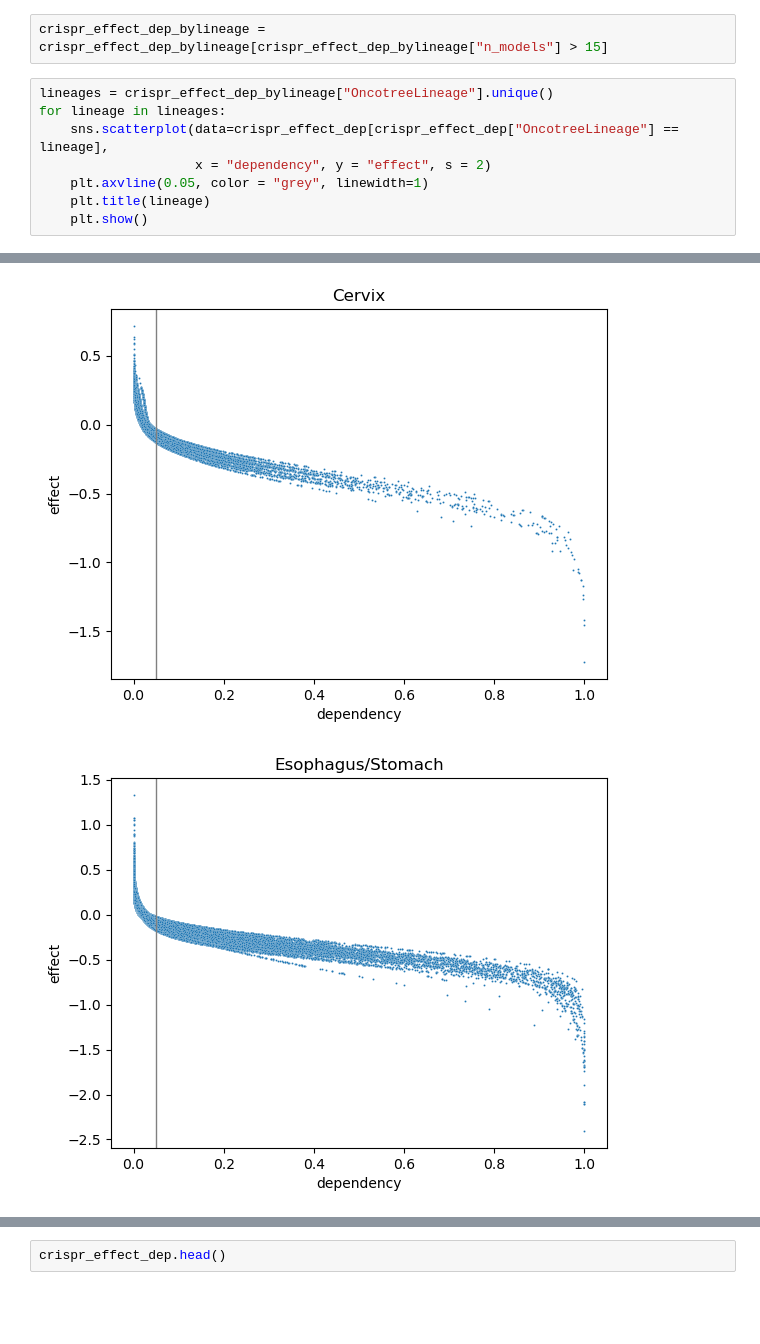
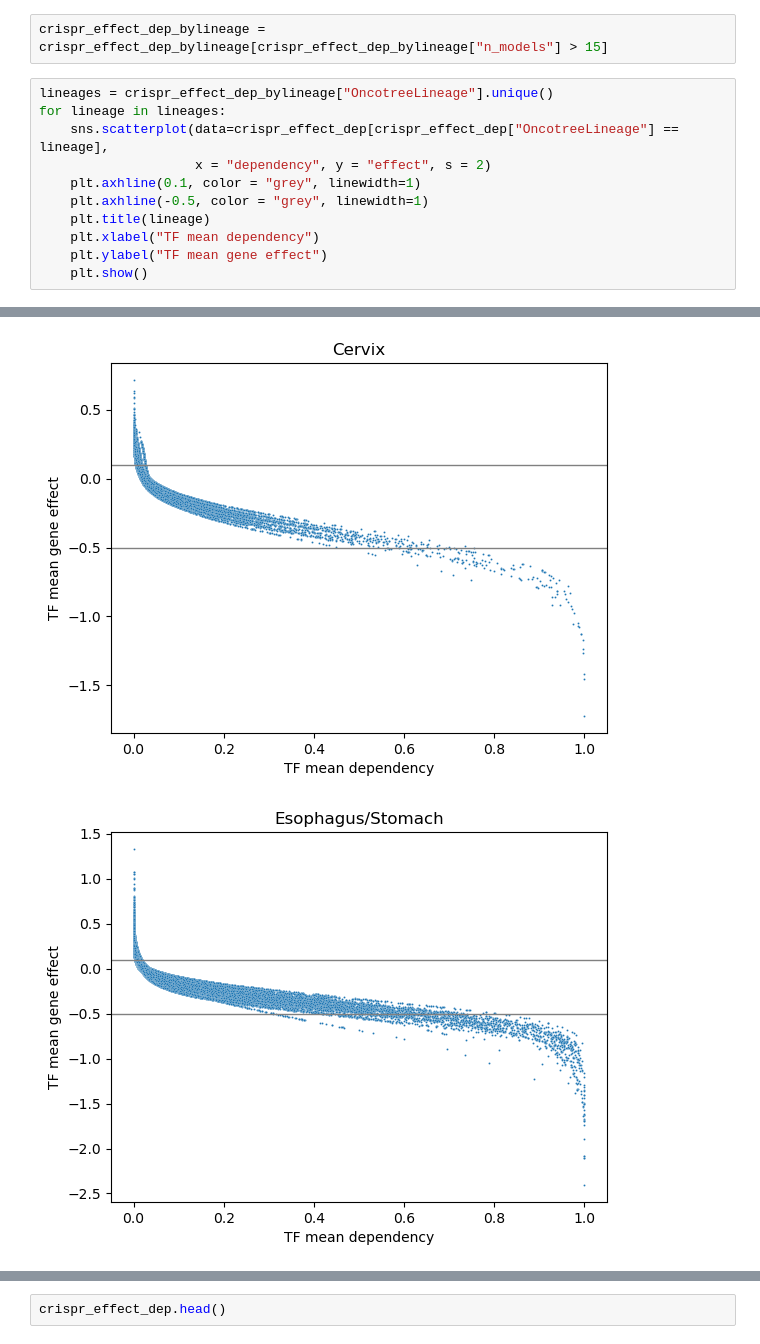
Before and after one commit to ddiannae/cancer_bootcamp25, a Jupyter notebook: 1_get_TFeffect_perlineage.ipynb, the cells around one changed output, grey strips where cells are left out. Saved outputs shown, nothing was run; the diff lists cells and outputs as text; blank space fills up the shorter version.

```diff
--- a/1_get_TFeffect_perlineage.ipynb
+++ b/1_get_TFeffect_perlineage.ipynb
@@ -170,7 +170,10 @@ lineages = crispr_effect_dep_bylineage["OncotreeLineage"].unique()
 for lineage in lineages:
     sns.scatterplot(data=crispr_effect_dep[crispr_effect_dep["OncotreeLineage"] == lineage],
                     x = "dependency", y = "effect", s = 2)
-    plt.axvline(0.05, color = "grey", linewidth=1)
+    plt.axhline(0.1, color = "grey", linewidth=1)
+    plt.axhline(-0.5, color = "grey", linewidth=1)
     plt.title(lineage)
+    plt.xlabel("TF mean dependency")
+    plt.ylabel("TF mean gene effect")
     plt.show()
 # %% [output]
@@ -183,2 +186,2 @@ for lineage in lineages:
-[figure, old version]
+[figure, new version]
-[figure, old version]
+[figure, new version]
```
Also changed, not shown: parts of 18 cells of this notebook.
